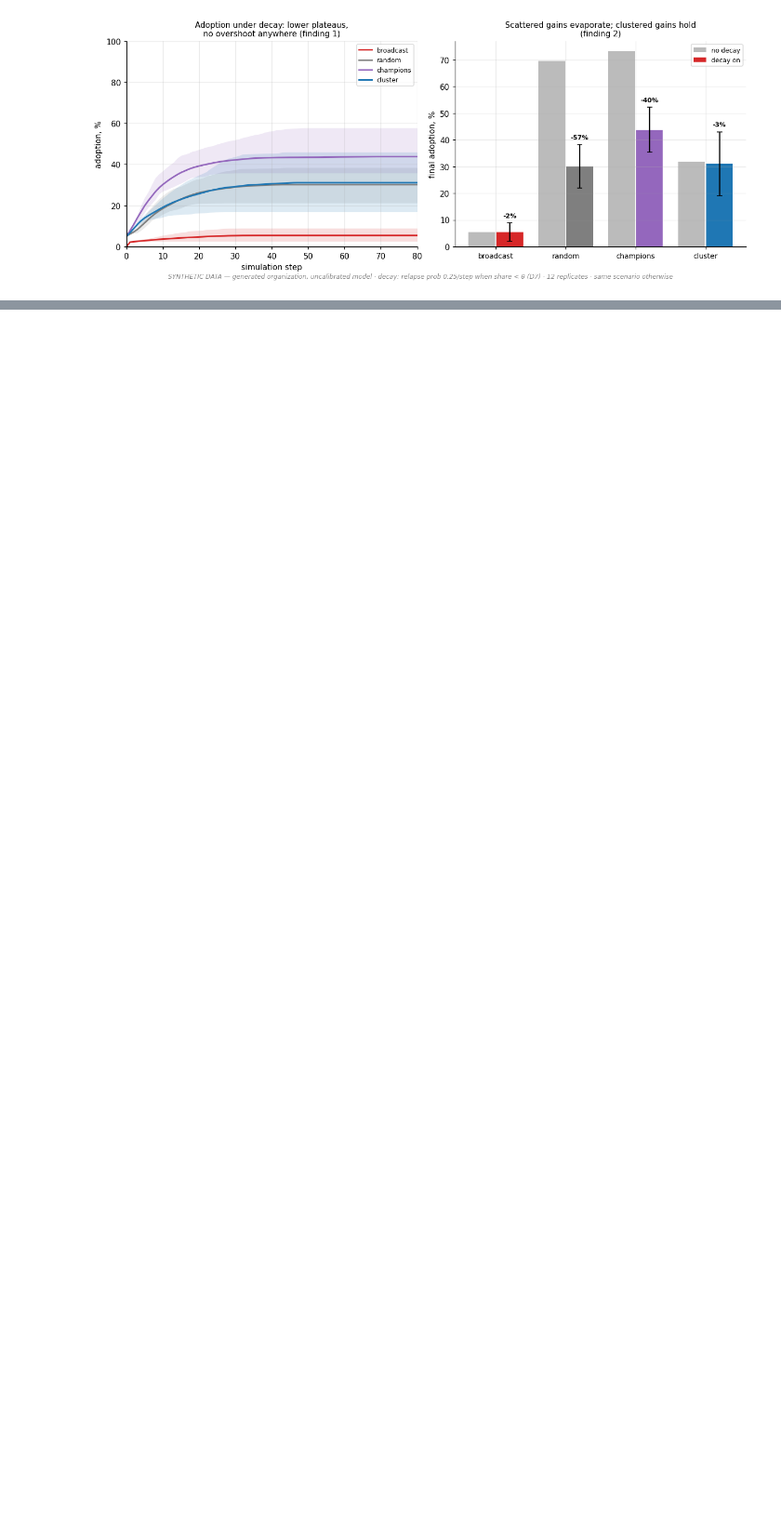
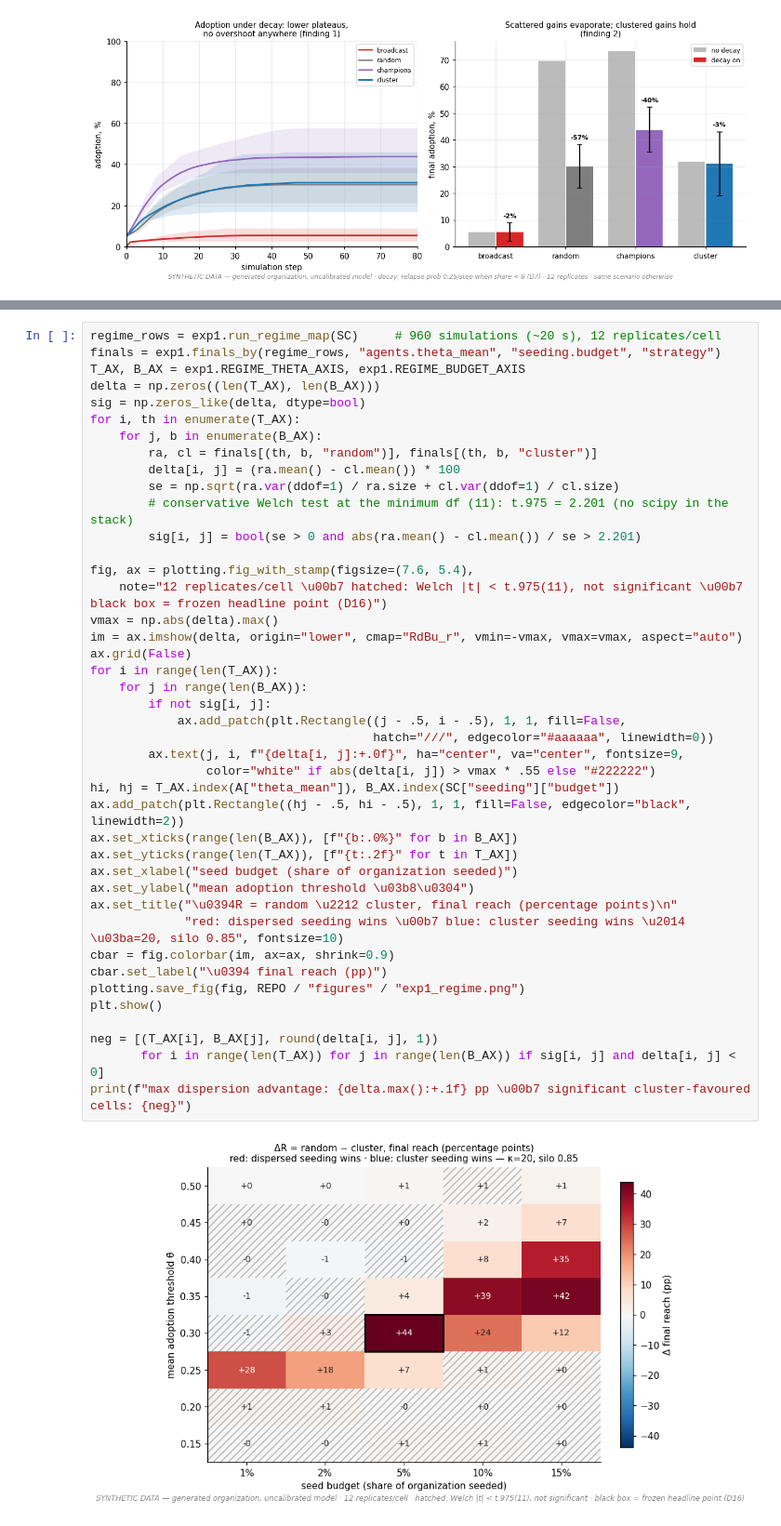
Before and after one commit to PaulBufort/adoption-sim, a Jupyter notebook: experiments/01_broadcast_vs_cluster.ipynb, the cells around one changed output, grey strips where cells are left out. Shown at 93% size. Drawn from its saved outputs; the diff is of its cells as text; blank space fills up the shorter version.

```diff
--- a/experiments/01_broadcast_vs_cluster.ipynb
+++ b/experiments/01_broadcast_vs_cluster.ipynb
@@ -461,0 +489,44 @@ plt.show()
+# %%
+regime_rows = exp1.run_regime_map(SC)     # 960 simulations (~20 s), 12 replicates/cell
+finals = exp1.finals_by(regime_rows, "agents.theta_mean", "seeding.budget", "strategy")
+T_AX, B_AX = exp1.REGIME_THETA_AXIS, exp1.REGIME_BUDGET_AXIS
+delta = np.zeros((len(T_AX), len(B_AX)))
+sig = np.zeros_like(delta, dtype=bool)
+for i, th in enumerate(T_AX):
+    for j, b in enumerate(B_AX):
+        ra, cl = finals[(th, b, "random")], finals[(th, b, "cluster")]
+        delta[i, j] = (ra.mean() - cl.mean()) * 100
+        se = np.sqrt(ra.var(ddof=1) / ra.size + cl.var(ddof=1) / cl.size)
+        # conservative Welch test at the minimum df (11): t.975 = 2.201 (no scipy in the stack)
+        sig[i, j] = bool(se > 0 and abs(ra.mean() - cl.mean()) / se > 2.201)
+
+fig, ax = plotting.fig_with_stamp(figsize=(7.6, 5.4),
+    note="12 replicates/cell \u00b7 hatched: Welch |t| < t.975(11), not significant \u00b7 black box = frozen headline point (D16)")
+vmax = np.abs(delta).max()
+im = ax.imshow(delta, origin="lower", cmap="RdBu_r", vmin=-vmax, vmax=vmax, aspect="auto")
+ax.grid(False)
+for i in range(len(T_AX)):
+    for j in range(len(B_AX)):
+        if not sig[i, j]:
+            ax.add_patch(plt.Rectangle((j - .5, i - .5), 1, 1, fill=False,
+                                       hatch="///", edgecolor="#aaaaaa", linewidth=0))
+        ax.text(j, i, f"{delta[i, j]:+.0f}", ha="center", va="center", fontsize=9,
+                color="white" if abs(delta[i, j]) > vmax * .55 else "#222222")
+hi, hj = T_AX.index(A["theta_mean"]), B_AX.index(SC["seeding"]["budget"])
+ax.add_patch(plt.Rectangle((hj - .5, hi - .5), 1, 1, fill=False, edgecolor="black", linewidth=2))
+ax.set_xticks(range(len(B_AX)), [f"{b:.0%}" for b in B_AX])
+ax.set_yticks(range(len(T_AX)), [f"{t:.2f}" for t in T_AX])
+ax.set_xlabel("seed budget (share of organization seeded)")
+ax.set_ylabel("mean adoption threshold \u03b8\u0304")
+ax.set_title("\u0394R = random \u2212 cluster, final reach (percentage points)\n"
+             "red: dispersed seeding wins \u00b7 blue: cluster seeding wins \u2014 \u03ba=20, silo 0.85", fontsize=10)
+cbar = fig.colorbar(im, ax=ax, shrink=0.9)
+cbar.set_label("\u0394 final reach (pp)")
+plotting.save_fig(fig, REPO / "figures" / "exp1_regime.png")
+plt.show()
+
+neg = [(T_AX[i], B_AX[j], round(delta[i, j], 1))
+       for i in range(len(T_AX)) for j in range(len(B_AX)) if sig[i, j] and delta[i, j] < 0]
+print(f"max dispersion advantage: {delta.max():+.1f} pp \u00b7 significant cluster-favoured cells: {neg}")
+# %% [output]
+[figure, added]
```
Also changed, not shown: parts of 8 cells of this notebook, 14 other files.
